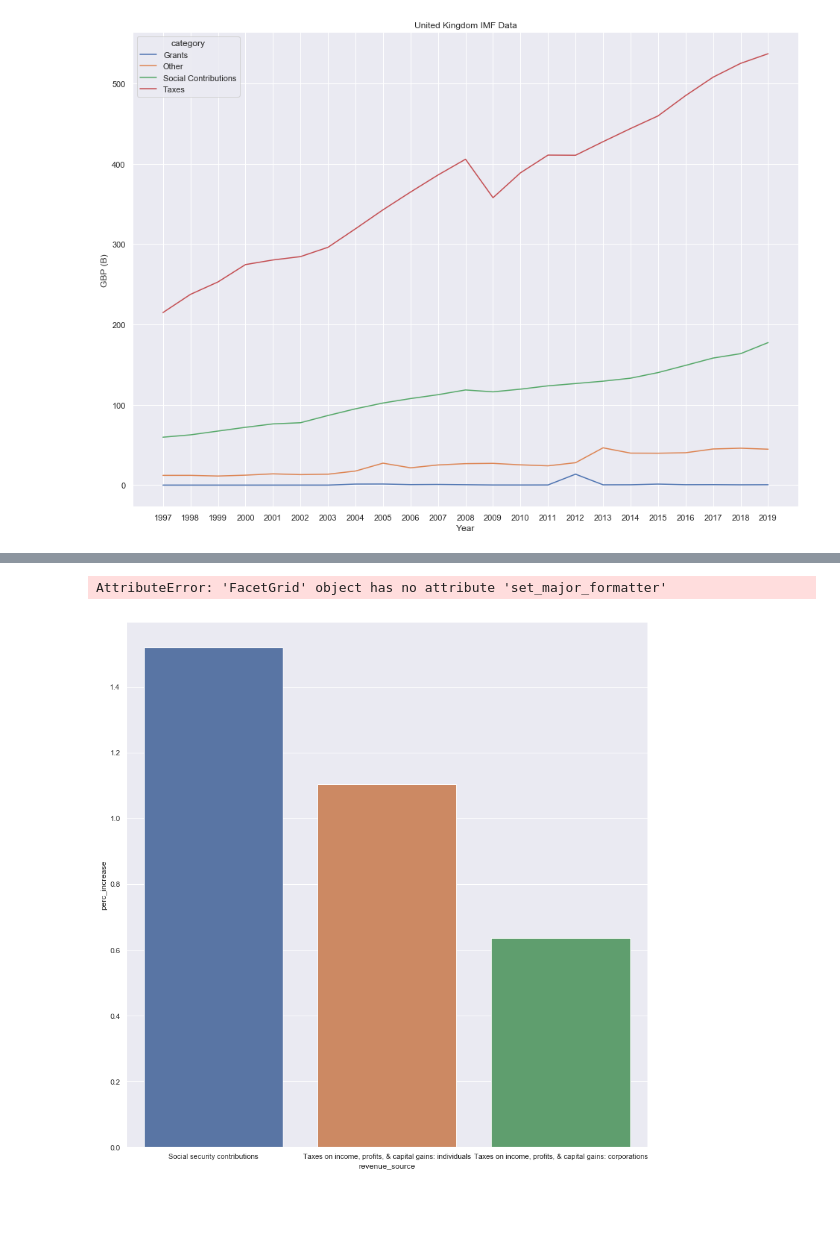
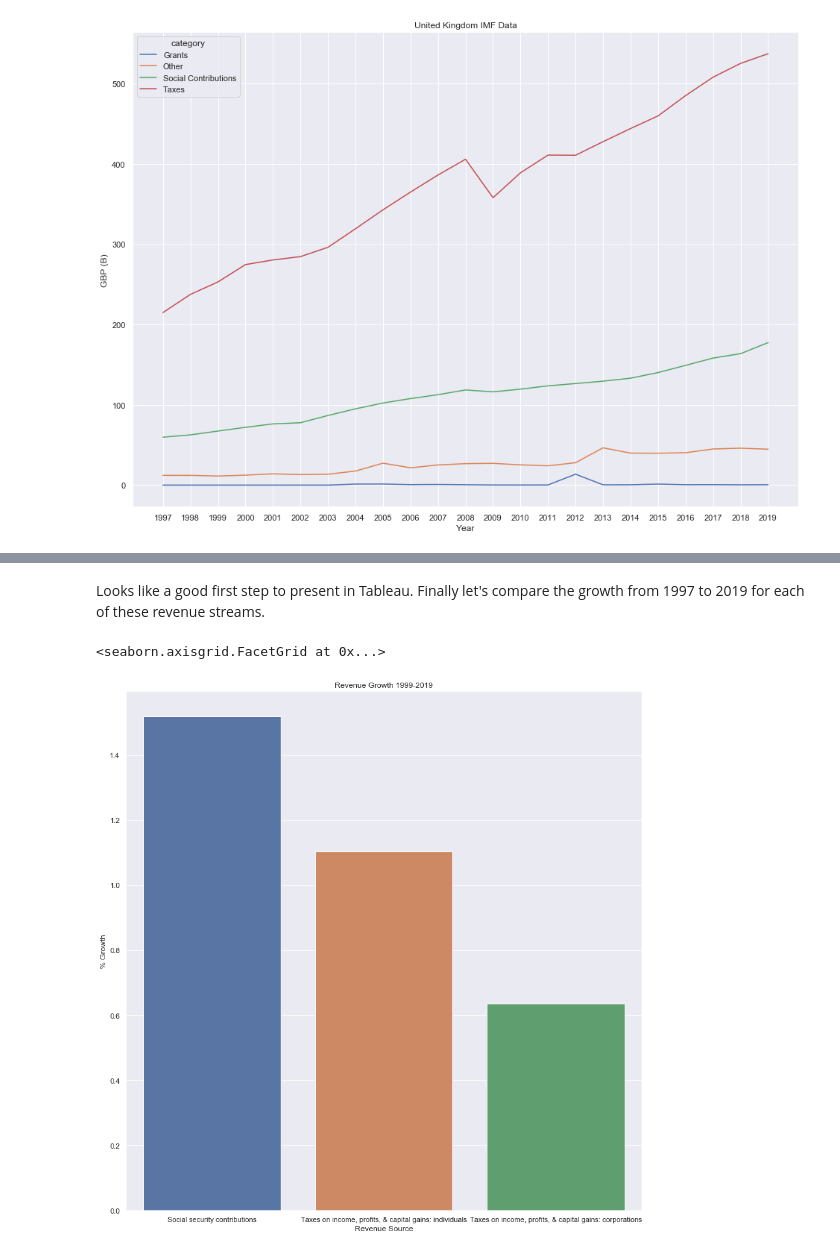
Before and after one commit to jsdataviz/squaretrade_interview, a Jupyter notebook: squaretrade_python.ipynb, the cells around one changed output, grey strips where cells are left out. Saved outputs shown, nothing was run; the diff lists cells and outputs as text; code cells hidden in the pictures; blank space fills up the shorter version.

```diff
--- a/squaretrade_python.ipynb
+++ b/squaretrade_python.ipynb
@@ -7,3 +14,4 @@ import seaborn as sns
 # %%
-raw_frame = pd.read_excel('C:/Users/smithj/Downloads/Detailed_Revenue_Breakdown.xlsx', skiprows=7, engine='openpyxl')
+raw_frame = pd.read_excel('Detailed_Revenue_Breakdown.xlsx', skiprows=7, engine='openpyxl')
 raw_frame = raw_frame.rename(columns={'Unnamed: 0' : 'revenue_source'})
+raw_frame.head(10)
@@ -133,6 +151,7 @@ sns.lineplot(x='year', y='value', hue='revenue_source', data=sub_category_group)
 # %%
 larger_growers = ['Taxes on income, profits, & capital gains: individuals', 'Social security contributions', 'Taxes on income, profits, & capital gains: corporations']
 
-sub_category_group = sub_category_group = melted_frame[melted_frame['revenue_source'].isin(larger_growers)]
-sns.lineplot(x='year', y='value', hue='revenue_source', data=sub_category_group)
+sub_category_group = melted_frame[melted_frame['revenue_source'].isin(larger_growers)]
+g = sns.lineplot(x='year', y='value', hue='revenue_source', data=sub_category_group)
+g.set(xlabel='Year', ylabel='GBP (B)', title='United Kingdom Individual vs Corporate Revenues')
 # %% [output]
@@ -141,16 +162,15 @@ sns.lineplot(x='year', y='value', hue='revenue_source', data=sub_category_group)
+# %% [markdown]
+Looks like a good first step to present in Tableau. Finally let's compare the growth from 1997 to 2019 for each of these revenue streams.
 # %%
 bar_frame = sub_category_group[sub_category_group['year'].isin(['1999', '2019'])]
 bar_frame = bar_frame.groupby(['revenue_source'])['value'].agg(last='max', first='min')
 bar_frame['perc_increase'] = (bar_frame['last'] - bar_frame['first']) / bar_frame['first']
 bar_frame = bar_frame.reset_index()
 bar_frame.sort_values(by=['perc_increase'], inplace=True, ascending=False)
 
-
-
-# sns.set(rc={'figure.figsize':(16,11.7)})
 g = sns.catplot(kind='bar', x='revenue_source', y='perc_increase', data=bar_frame, height=12)
-g.yaxis.set_major_formatter(ticker.FormatStrFormatter('%0.0e'))
+g.set(xlabel='Revenue Source', ylabel='% Growth', title='Revenue Growth 1999-2019')
 g
 # %% [output]
-AttributeError: 'FacetGrid' object has no attribute 'set_major_formatter'
+<seaborn.axisgrid.FacetGrid at 0x...>
-[figure, old version]
+[figure, new version]
```
Also changed, not shown: parts of 27 cells of this notebook.
